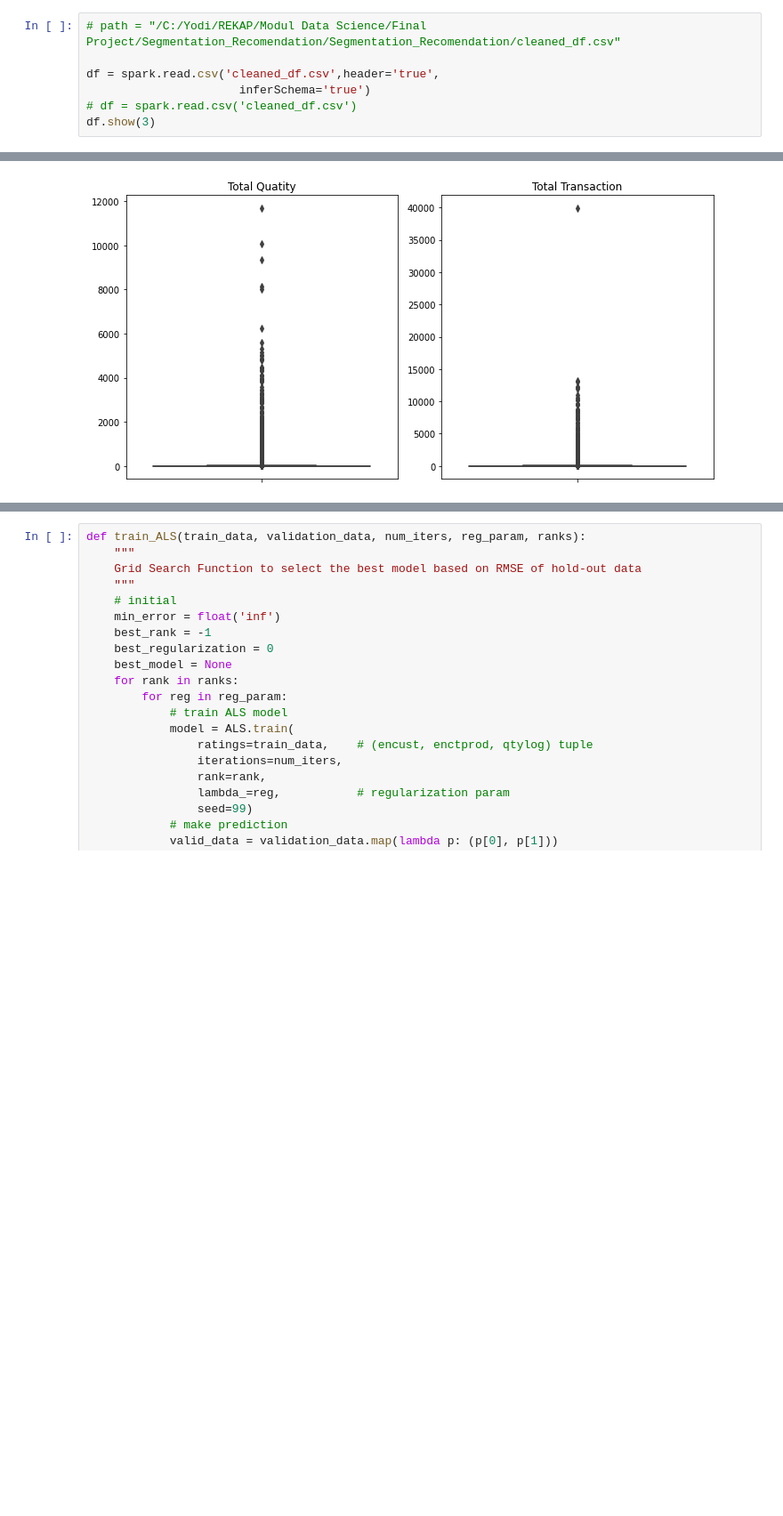
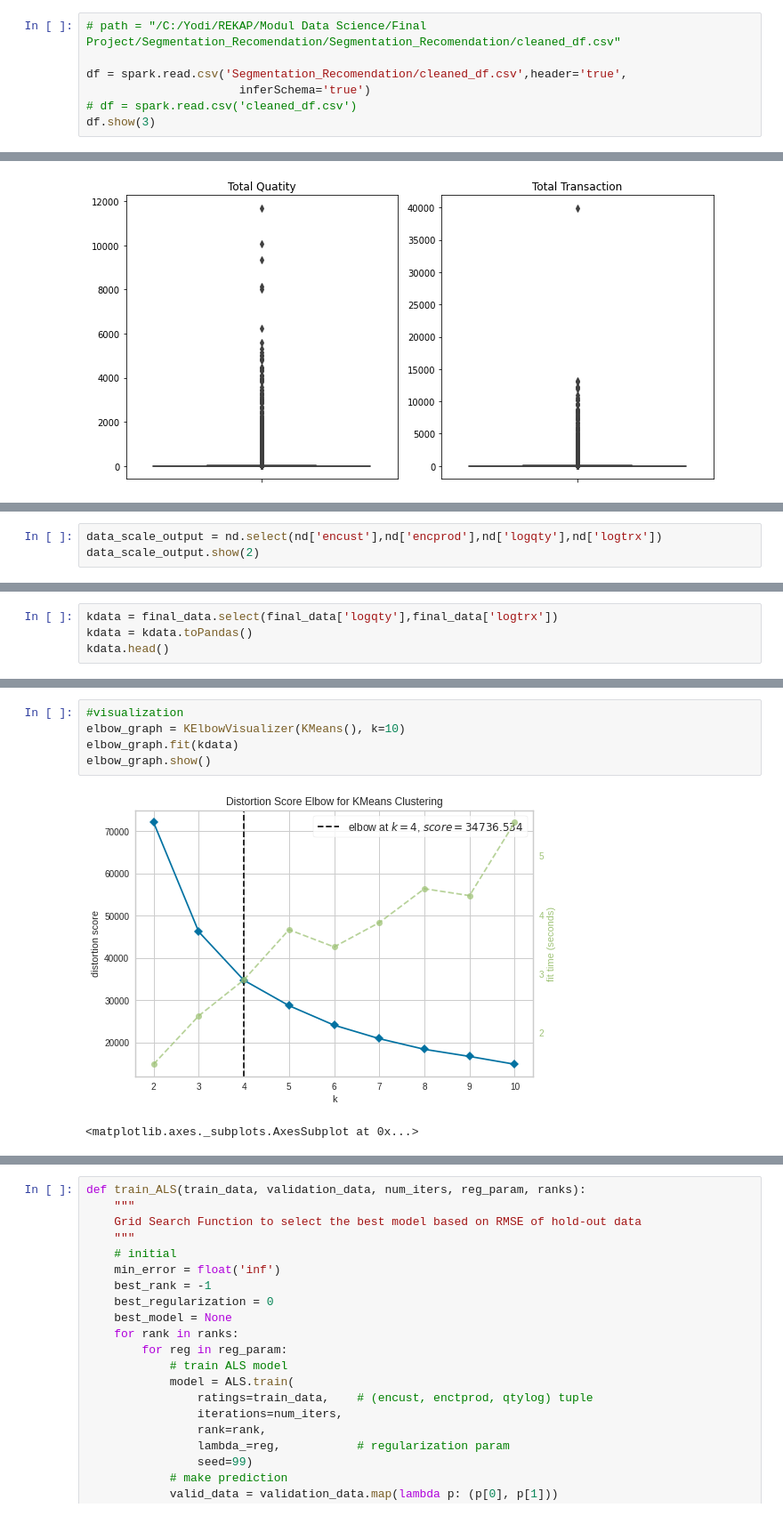
Before and after one commit to yodialfa/Segmentation_Recomendation, a Jupyter notebook: ProductRecommendation.ipynb, the cells around one changed output, grey strips where cells are left out. Shown at 89% size. Saved outputs shown, nothing was run; the diff lists cells and outputs as text; blank space fills up the shorter version.

```diff
--- a/ProductRecommendation.ipynb
+++ b/ProductRecommendation.ipynb
@@ -332,7 +365,7 @@ spark = SparkSession.builder.config("spark.driver.host","localhost").appName('Re
 # %%
 # path = "/C:/Yodi/REKAP/Modul Data Science/Final Project/Segmentation_Recomendation/Segmentation_Recomendation/cleaned_df.csv"
 
-df = spark.read.csv('cleaned_df.csv',header='true',
+df = spark.read.csv('Segmentation_Recomendation/cleaned_df.csv',header='true',
                       inferSchema='true')
 # df = spark.read.csv('cleaned_df.csv')
 df.show(3)
@@ -441,0 +461,3 @@ from pyspark.ml.feature import VectorAssembler
+# %%
+data_scale_output = nd.select(nd['encust'],nd['encprod'],nd['logqty'],nd['logtrx'])
+data_scale_output.show(2)
@@ -532,0 +582,4 @@ df_cost
+# %%
+kdata = final_data.select(final_data['logqty'],final_data['logtrx'])
+kdata = kdata.toPandas()
+kdata.head()
@@ -532,0 +593,8 @@ df_cost
+# %%
+#visualization
+elbow_graph = KElbowVisualizer(KMeans(), k=10)
+elbow_graph.fit(kdata)
+elbow_graph.show()
+# %% [output]
+[figure, added]
+<matplotlib.axes._subplots.AxesSubplot at 0x...>
```
Also changed, not shown: parts of 58 cells of this notebook.
